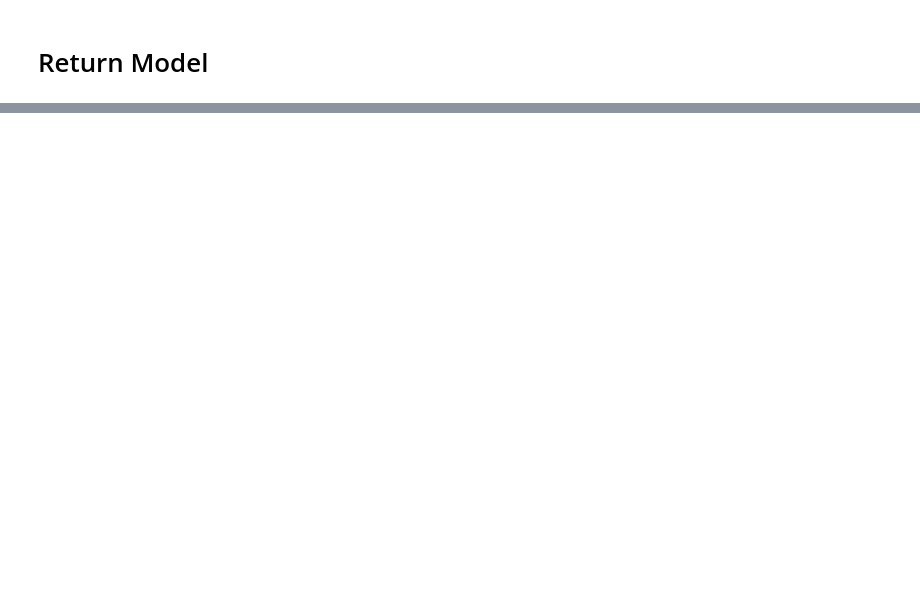
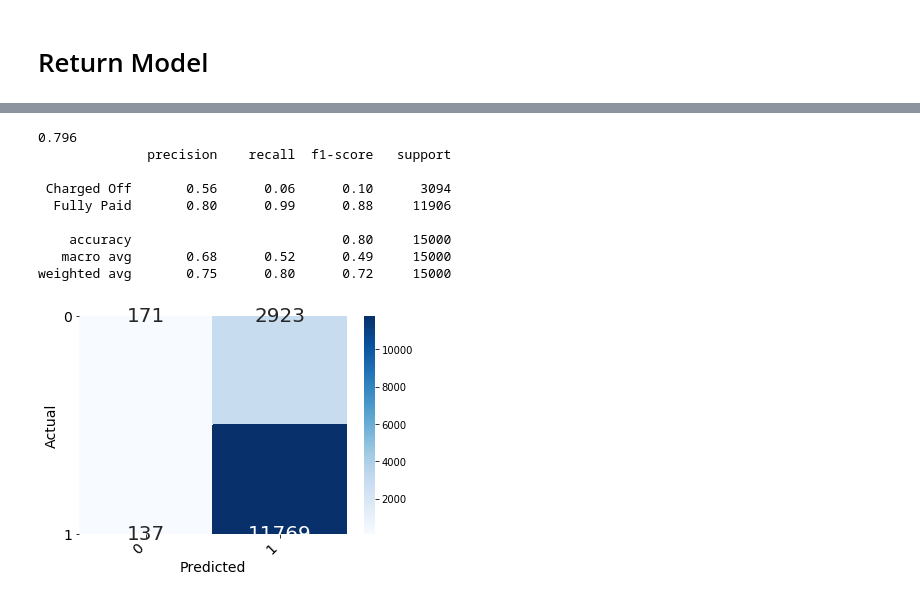
Before and after one commit to 161siegels/Project3Busi488, a Jupyter notebook: Team Assign 3.ipynb, the cells around one changed output, grey strips where cells are left out. Saved outputs shown, nothing was run; the diff lists cells and outputs as text; code cells hidden in the pictures; blank space fills up the shorter version.

```diff
--- a/Team Assign 3.ipynb
+++ b/Team Assign 3.ipynb
@@ -952,0 +1120,10 @@ R^2 :  -0.01694957525520313
+# %%
+data=data_rm.sample(n=50000, random_state=1)
+numeric_features = data.select_dtypes(include=['int64', 'float64']).columns
+categorical_features = data.select_dtypes(include=['object', 'category']).columns
+categorical_features=categorical_features.drop(['loan_status'])
+X = data.loc[:, data.columns != 'loan_status']
+numeric_features = numeric_features.drop('return')
+#X= data.drop(['return'],axis=1)
+# Create a new dataframe y that includes only our
+y = data['loan_status']
@@ -952,0 +1154,48 @@ R^2 :  -0.01694957525520313
+# %%
+
+from sklearn.linear_model import LogisticRegression
+MainPipe = Pipeline(steps=[('preprocessor', preprocessor),
+                      ('classifier', LogisticRegression(solver='lbfgs',max_iter=10000) )])
+
+# split sample into train and test
+from sklearn.model_selection import train_test_split
+X_train, X_test, y_train, y_test = train_test_split(X,y, test_size=0.3, stratify=y)  # random_state=21 # stratify=y
+
+test_returns = X_test['return']
+X_test= X_test.drop(['return'],axis=1)
+X_train = X_train.drop(['return'],axis=1)
+
+# Fit Model
+MainPipe.fit(X_train, y_train)
+
+# Predict model
+y_pred = MainPipe.predict(X_test)
+
+# Output the accuracy of our prediction
+from sklearn.metrics import accuracy_score
+print(accuracy_score(y_test, y_pred))
+
+# Visualize the confusion matrix to make it easier to read
+from sklearn.metrics import confusion_matrix
+con_matrix = confusion_matrix(y_test, y_pred)
+confusion_matrix_df = pd.DataFrame(con_matrix, ('0', '1'), ('0', '1'))
+heatmap = sns.heatmap(confusion_matrix_df, annot=True, annot_kws={"size": 20}, fmt="d", cmap="Blues")
+heatmap.yaxis.set_ticklabels(heatmap.yaxis.get_ticklabels(), rotation=0, ha='right', fontsize = 14)
+heatmap.xaxis.set_ticklabels(heatmap.xaxis.get_ticklabels(), rotation=45, ha='right', fontsize = 14)
+plt.ylabel('Actual', fontsize = 14)
+plt.xlabel('Predicted', fontsize = 14)
+
+# Print the classification report
+from sklearn.metrics import classification_report
+print(classification_report(y_test, y_pred))
+# %% [output]
+0.796
+              precision    recall  f1-score   support
+
+ Charged Off       0.56      0.06      0.10      3094
+  Fully Paid       0.80      0.99      0.88     11906
+
+    accuracy                           0.80     15000
+   macro avg       0.68      0.52      0.49     15000
+weighted avg       0.75      0.80      0.72     15000
+[figure, added]
```
Also changed, not shown: parts of 31 cells of this notebook.
